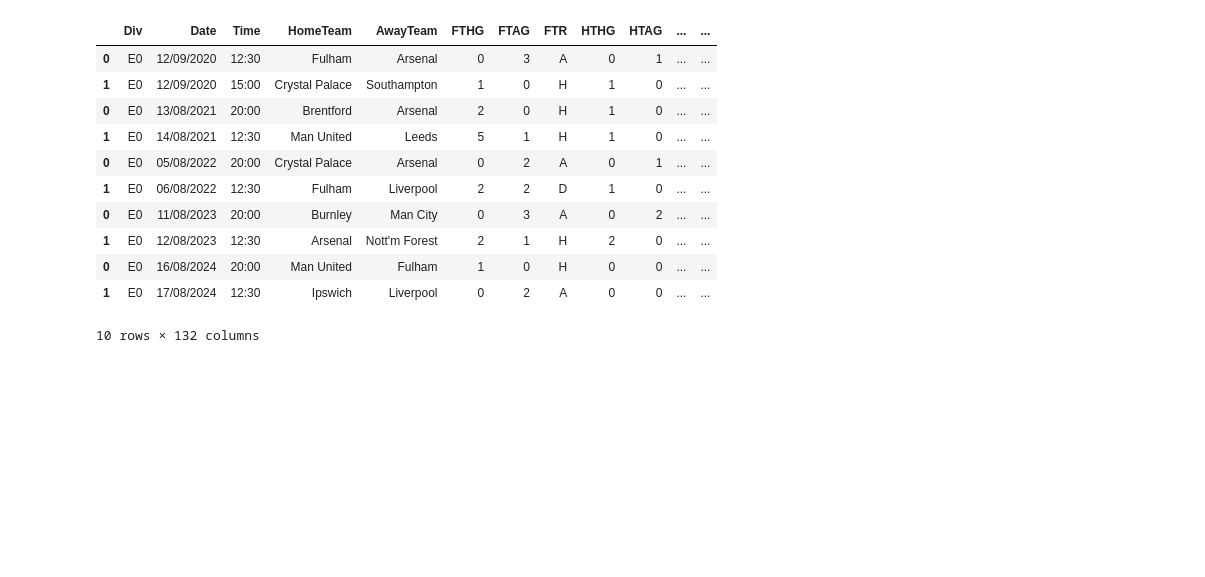
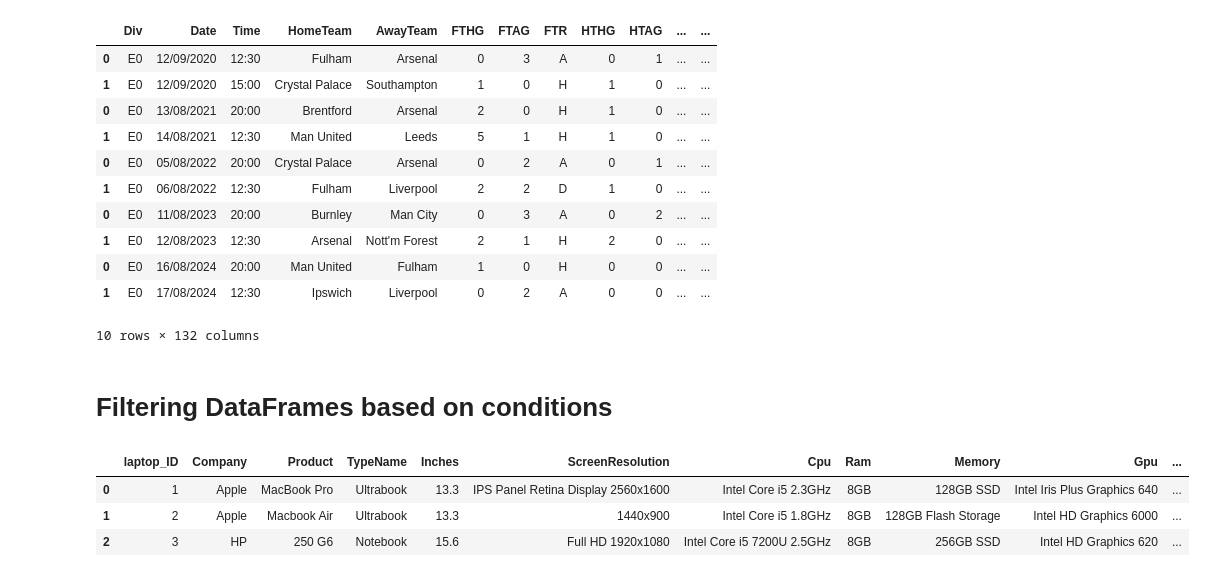
Before and after one commit to cgcb-01/Python-and-data-science-notes, a Jupyter notebook: pandasNotes.ipynb, the cells around one changed output. Saved outputs shown, nothing was run; the diff lists cells and outputs as text; code cells hidden in the pictures; blank space fills up the shorter version.

```diff
--- a/pandasNotes.ipynb
+++ b/pandasNotes.ipynb
@@ -900,3 +888,18 @@ df
 | 0 | E0 | 16/08/2024 | 20:00 | Man United | Fulham | 1 | 0 | H | 0 | 0 | ... | ... |
 | 1 | E0 | 17/08/2024 | 12:30 | Ipswich | Liverpool | 0 | 2 | A | 0 | 0 | ... | ... |
 10 rows × 132 columns
+# %% [markdown]
+# Filtering DataFrames based on conditions
+# %%
+import numpy as np
+import pandas as pd
+
+# reading from the correct raw url
+url = "https://raw.githubusercontent.com/thepycoach/python-for-data-science/main/04.Filtering%20Data/laptop_price.csv"
+df = pd.read_csv(url, encoding='ISO-8859-1')
+df.head(3)
+# %% [output]
+|  | laptop_ID | Company | Product | TypeName | Inches | ScreenResolution | Cpu | Ram | Memory | Gpu | ... |
+| 0 | 1 | Apple | MacBook Pro | Ultrabook | 13.3 | IPS Panel Retina Display 2560x1600 | Intel Core i5 2.3GHz | 8GB | 128GB SSD | Intel Iris Plus Graphics 640 | ... |
+| 1 | 2 | Apple | Macbook Air | Ultrabook | 13.3 | 1440x900 | Intel Core i5 1.8GHz | 8GB | 128GB Flash Storage | Intel HD Graphics 6000 | ... |
+| 2 | 3 | HP | 250 G6 | Notebook | 15.6 | Full HD 1920x1080 | Intel Core i5 7200U 2.5GHz | 8GB | 256GB SSD | Intel HD Graphics 620 | ... |
```
Also changed, not shown: parts of 21 cells of this notebook.
